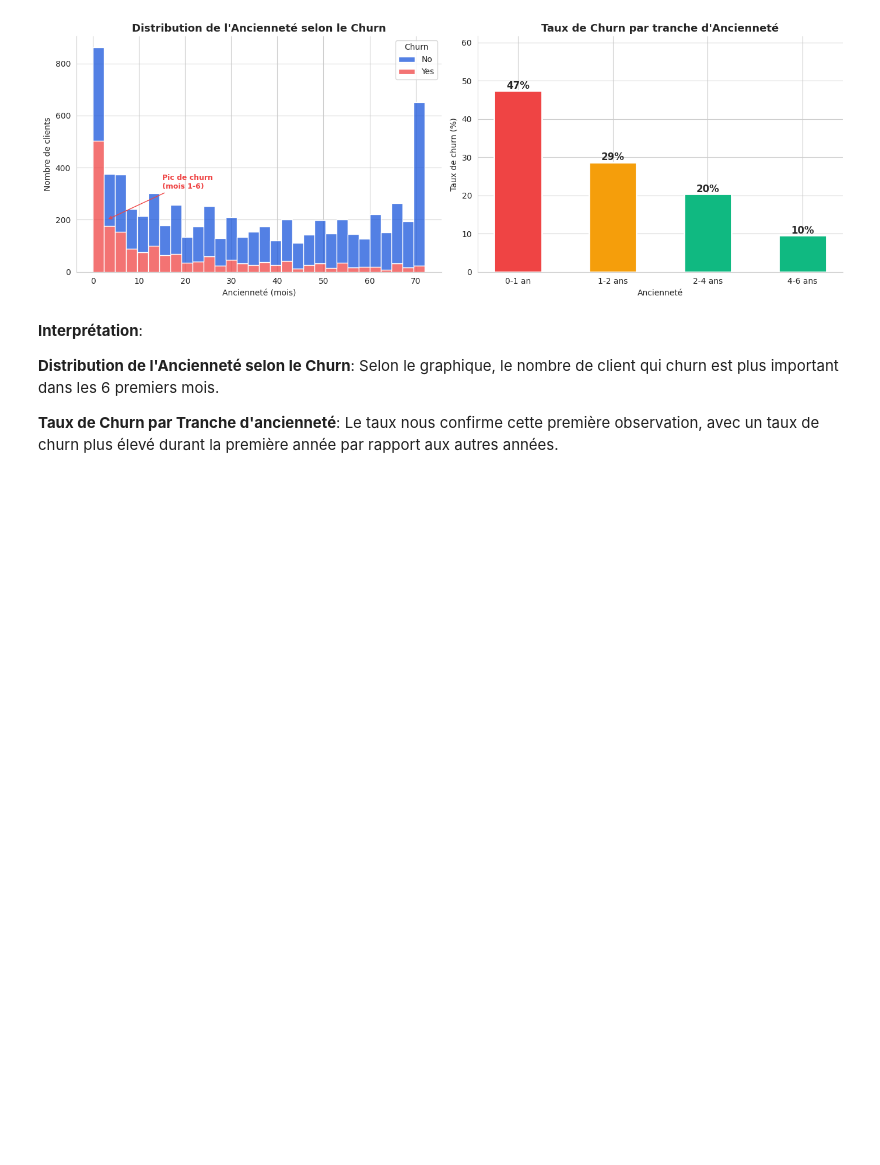
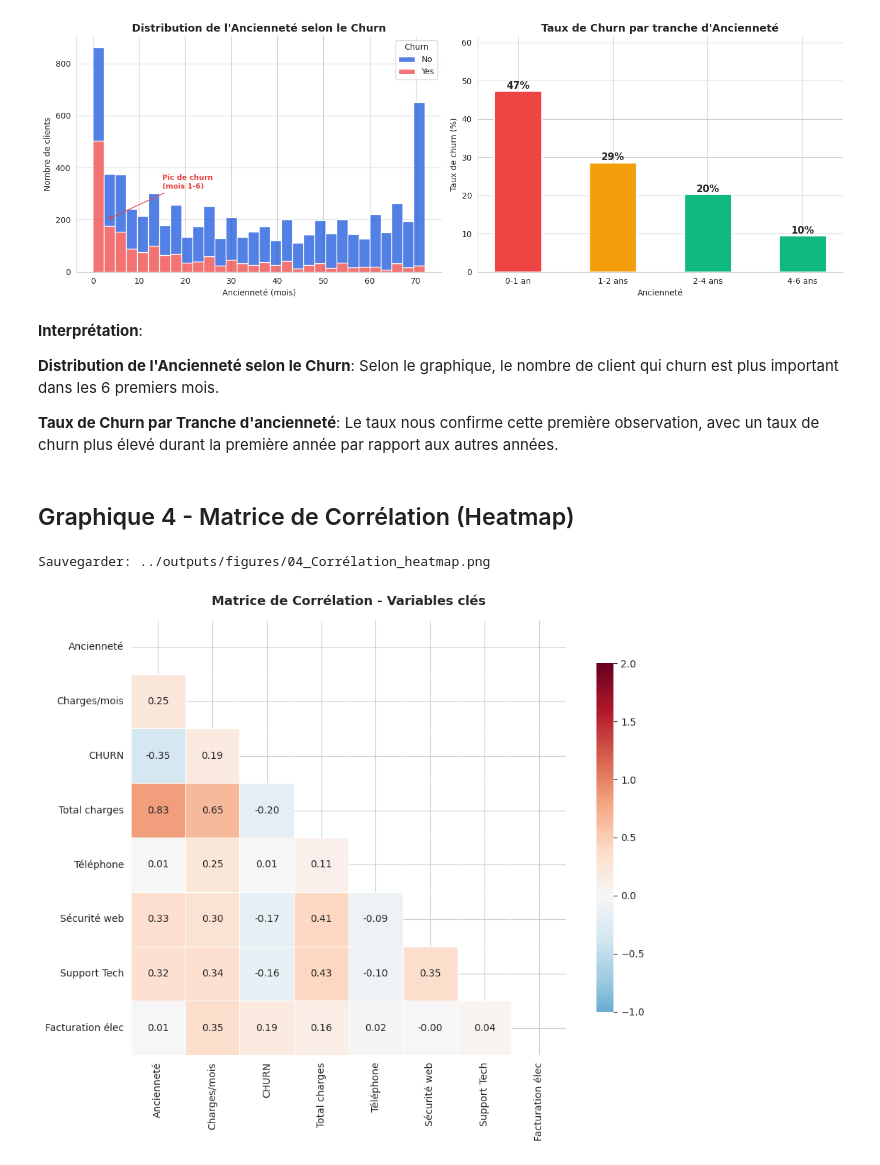
Before and after one commit to Haja-rabemananjara/Churn_Client_T-l-com, a Jupyter notebook: notebooks/04_visualisation.ipynb, the cells around one changed output. Drawn from its saved outputs; the diff is of its cells as text; code cells hidden in the pictures; blank space fills up the shorter version.

Commit message:
feat: Graphique 4- Matrice de Corrélation

```diff
--- a/notebooks/04_visualisation.ipynb
+++ b/notebooks/04_visualisation.ipynb
@@ -78,3 +79,29 @@ Selon le graphique, le nombre de client qui churn est plus important dans les 6
 
 **Taux de Churn par Tranche d'ancienneté**:
 Le taux nous confirme cette première observation, avec un taux de churn plus élevé durant la première année par rapport aux autres années.
+# %% [markdown]
+## Graphique 4 - Matrice de Corrélation (Heatmap)
+# %%
+# Préparation d'un df numérique pour le heatmap (cf. audit : df_eda n'est pas encodé)
+df_heatmap = df_eda[['tenure', 'MonthlyCharges', 'Churn_num']].copy()
+df_heatmap['TotalCharges']  = pd.to_numeric(df_eda['TotalCharges'].replace(' ', None), errors='coerce')
+df_heatmap['PhoneService']  = (df_eda['PhoneService'] == 'Yes').astype(int)
+df_heatmap['OnlineSecurity']  = (df_eda['OnlineSecurity'] == 'Yes').astype(int)
+df_heatmap['TechSupport']  = (df_eda['TechSupport'] == 'Yes').astype(int)
+df_heatmap['PaperlessBilling']  = (df_eda['PaperlessBilling'] == 'Yes').astype(int)
+
+rename = {
+    'tenure': 'Ancienneté', 'MonthlyCharges': 'Charges/mois',
+    'TotalCharges': 'Total charges', 'PhoneService': 'Téléphone',
+    'OnlineSecurity': 'Sécurité web', 'TechSupport': 'Support Tech',
+    'PaperlessBilling': 'Facturation élec', 'Churn_num': 'CHURN',
+}
+
+fig4 = plot_correlation_heatmp(
+    df_heatmap,
+    rename_map= rename,
+    save_as='04_Corrélation_heatmap.png',
+)
+# %% [output]
+Sauvegarder: ../outputs/figures/04_Corrélation_heatmap.png
+[figure, added]
```
Also changed, not shown: parts of 1 cell of this notebook, 2 other files.
